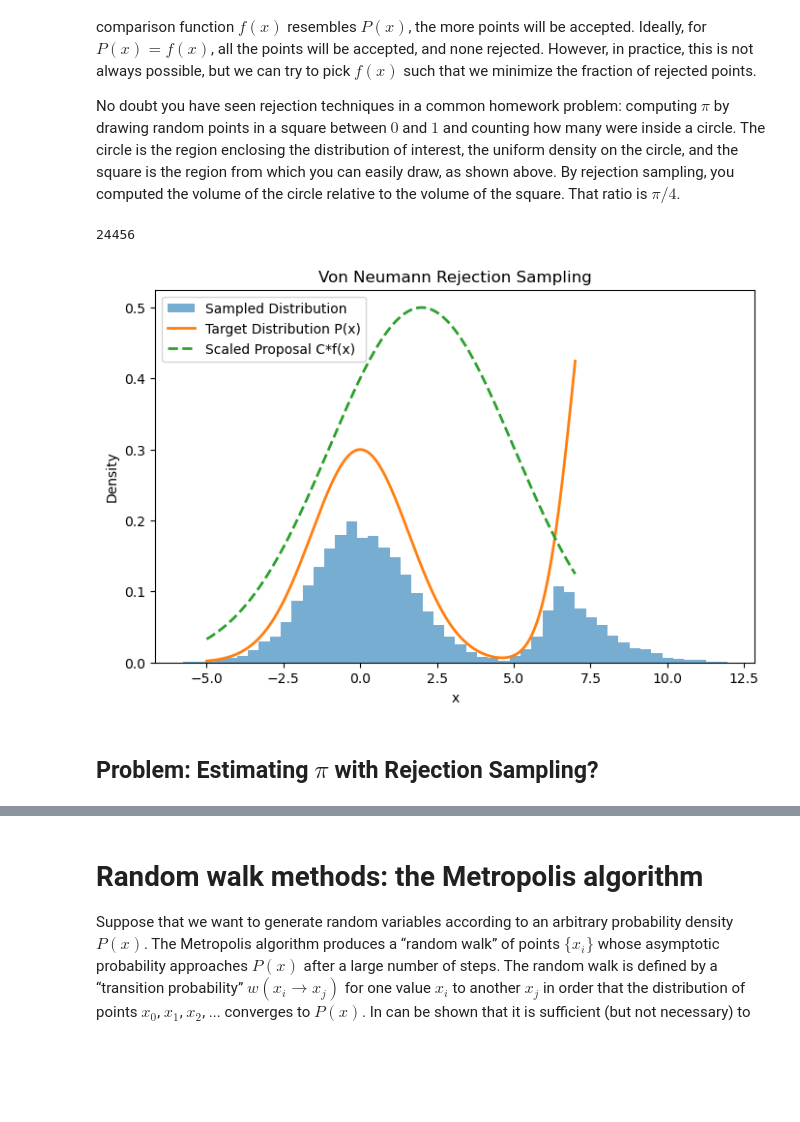
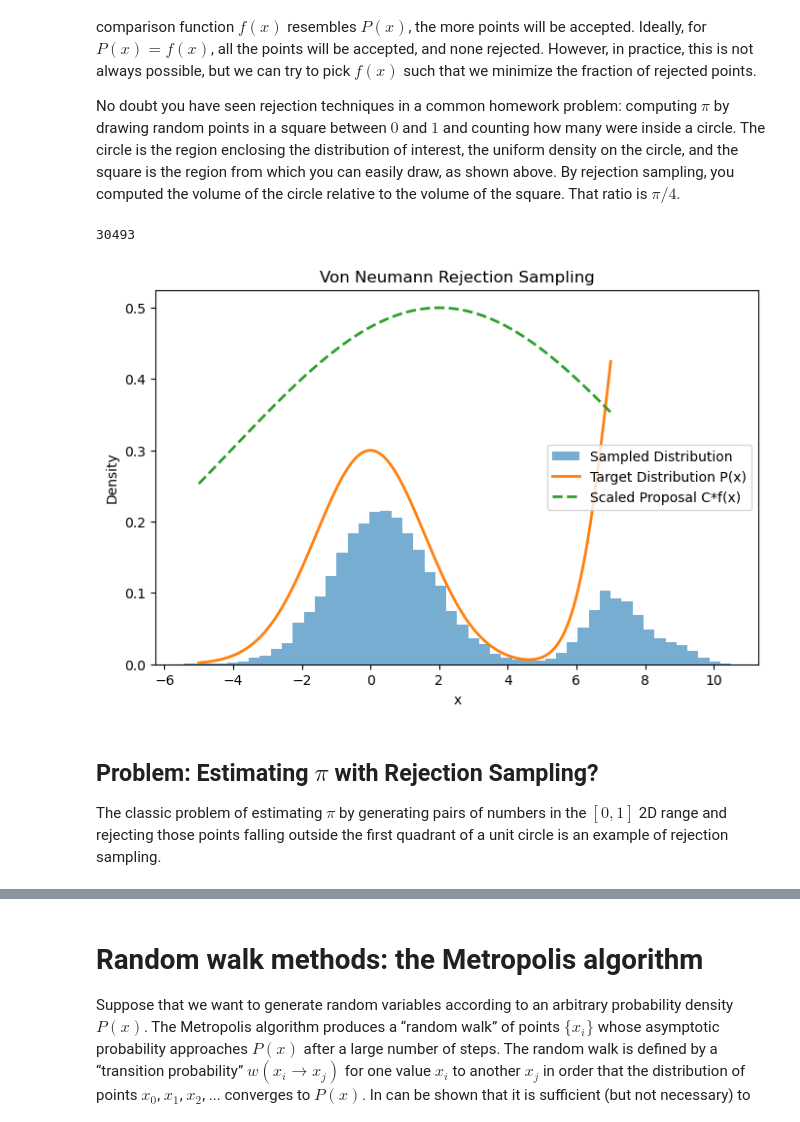
Before and after one commit to Phys3211/resources, a Jupyter notebook: Computation/12_Lecture_MonteCarlo.ipynb, the cells around one changed output, grey strips where cells are left out. Cells and saved outputs as stored; diff of their text form; code cells hidden in the pictures; blank space fills up the shorter version.

```diff
--- a/Computation/12_Lecture_MonteCarlo.ipynb
+++ b/Computation/12_Lecture_MonteCarlo.ipynb
@@ -289,7 +271,7 @@ def P(x):
 
 def f(x):
     """Proposal distribution: A Gaussian with mean 2 and standard deviation 2."""
-    return np.exp(-0.5 * ((x - 2) / 3) ** 2)
+    return np.exp(-0.5 * ((x - 2) / 6) ** 2)
 
 # Constant C such that P(x) <= C * f(x) for all x
 C = 0.5
@@ -298,37 +280,38 @@ def rejection_sampling(num_samples):
     """Von Neumann rejection sampling algorithm."""
     samples = []
     inter = 0
     while len(samples) < num_samples:
         # Sample x from proposal distribution f(x)
         x_candidate = np.random.normal(loc=2, scale=3)  # Sample from normal dist matching f(x)
         u = np.random.uniform(0, 1)  # Uniform random number in [0,1]
         inter=inter+1
         # Acceptance criterion
         if u < P(x_candidate) / (C * f(x_candidate)):
             samples.append(x_candidate)
 
     return np.array(samples), inter
 
 # Generate samples
 num_samples = 10000
 samples, inter = rejection_sampling(num_samples)
 print(inter)
 # Plot results
 x_vals = np.linspace(-5, 7, 1000)
 plt.figure(figsize=(8, 5))
 plt.hist(samples, bins=50, density=True, alpha=0.6, label='Sampled Distribution')
 plt.plot(x_vals, P(x_vals), label='Target Distribution P(x)', linewidth=2)
 plt.plot(x_vals, C * f(x_vals), linestyle='dashed', label='Scaled Proposal C*f(x)', linewidth=2)
 plt.legend()
 plt.xlabel('x')
 plt.ylabel('Density')
 plt.title('Von Neumann Rejection Sampling')
 plt.show()
 # %% [output]
-24456
+30493
-[figure, old version]
+[figure, new version]
 # %% [markdown]
 ## Problem: Estimating $\pi$ with Rejection Sampling?
+The classic problem of estimating $\pi$ by generating pairs of numbers in the $[0,1]$ 2D range and rejecting those points falling outside the first quadrant of a unit circle is an example of rejection sampling.
 # %%
 import numpy as np
 N=10000
```
Also changed, not shown: parts of 25 cells of this notebook.
